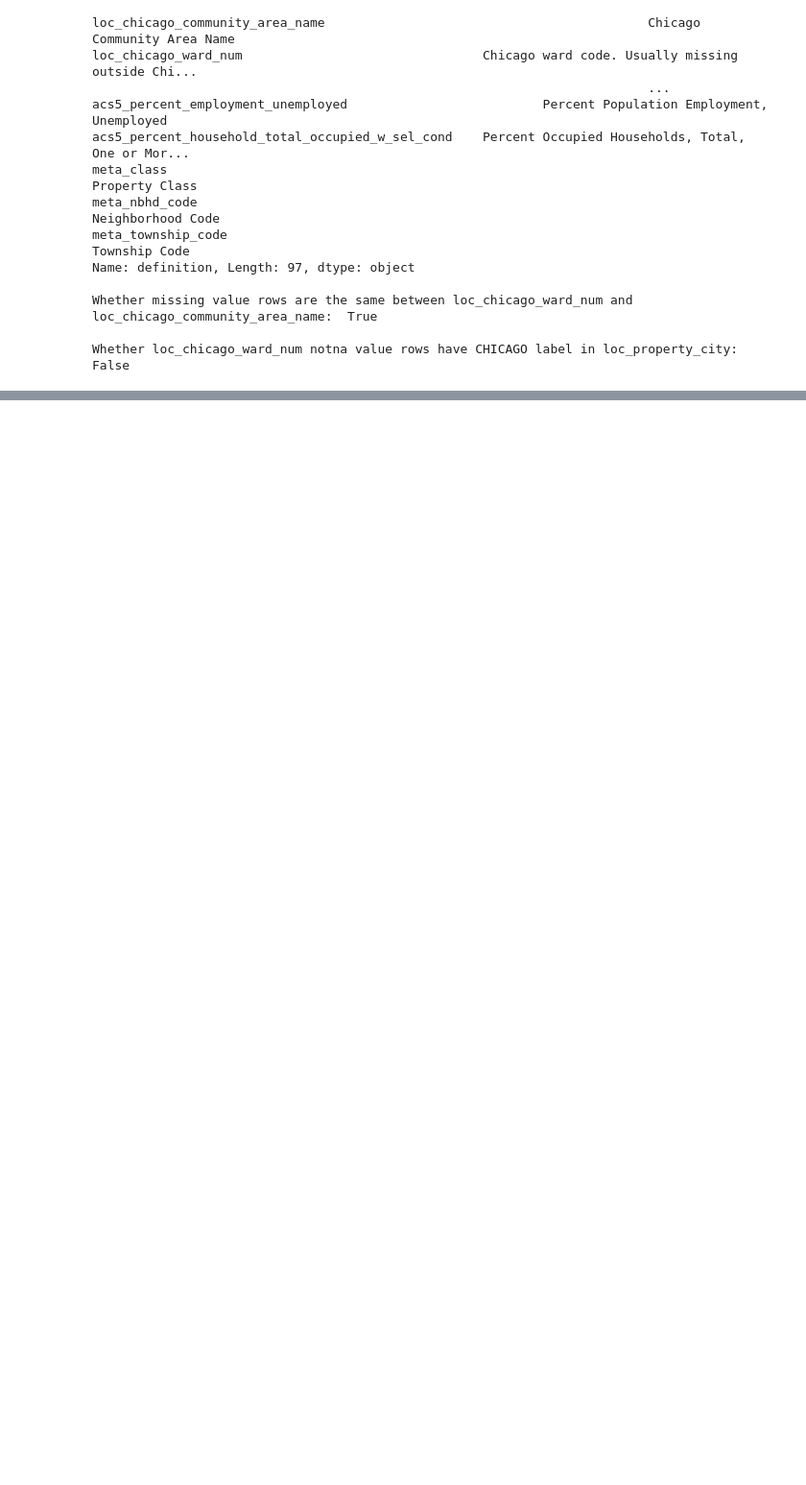
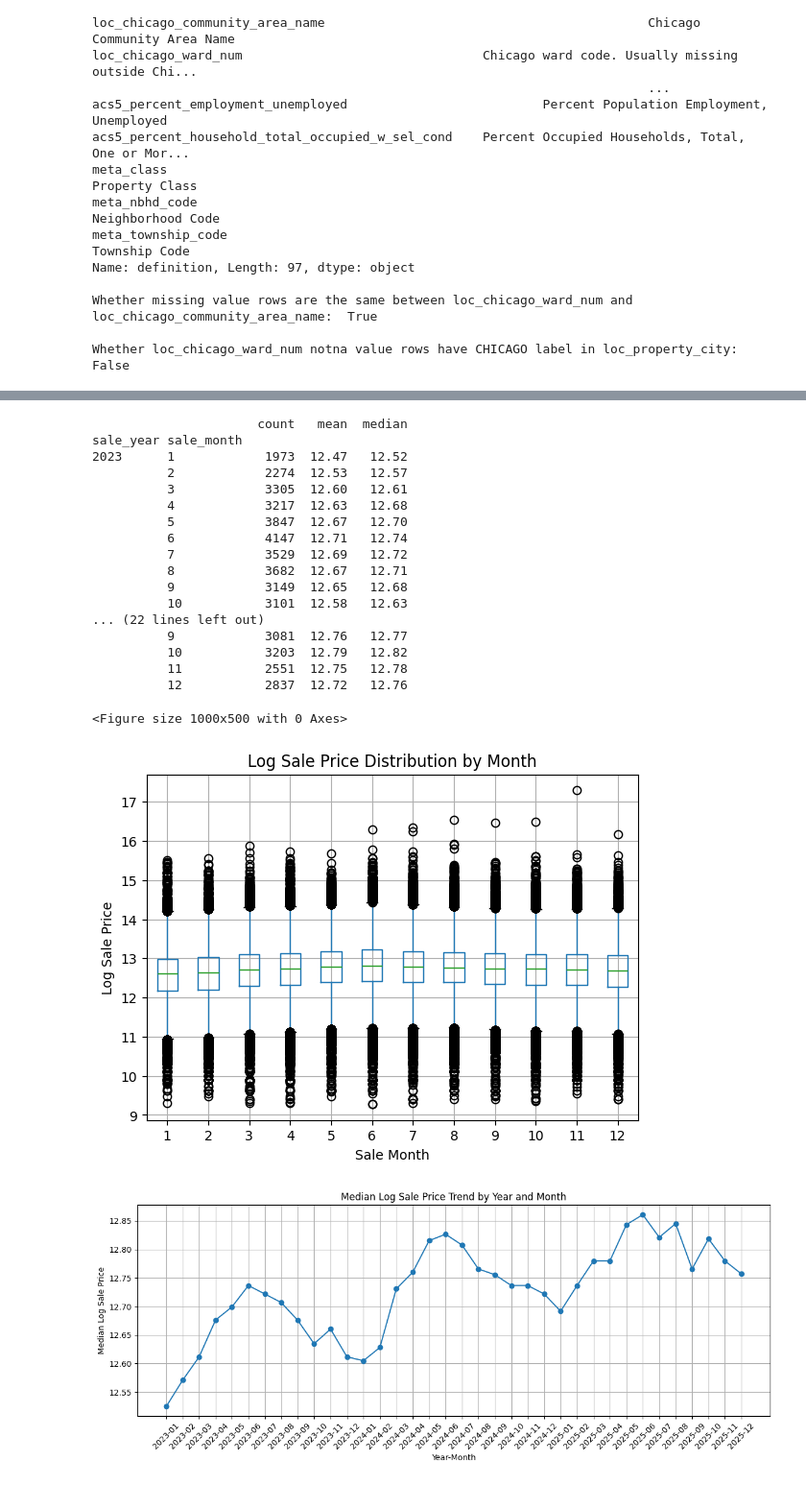
Before and after one commit to Chongchenjiang/QBUS6810-ml, a Jupyter notebook: assignment_6810.ipynb, the cells around one changed output, grey strips where cells are left out. Shown at 96% size. Cells and saved outputs as stored; diff of their text form; code cells hidden in the pictures; blank space fills up the shorter version.

```diff
--- a/assignment_6810.ipynb
+++ b/assignment_6810.ipynb
@@ -351,0 +583,57 @@ property_list["loc_chicago_ward_num"] = Area
+# %%
+month_logprice_summary = sales_property.groupby(
+    ['sale_year', 'sale_month']
+)['log_sale_price'].agg(
+    count='count',
+    mean='mean',
+    median='median'
+)
+
+print(month_logprice_summary.round(2))
+
+plt.figure(figsize=(10, 5))
+
+sales_property.boxplot(
+    column='log_sale_price',
+    by='sale_month',
+)
+plt.title('Log Sale Price Distribution by Month')
+plt.suptitle('')
+plt.xlabel('Sale Month')
+plt.ylabel('Log Sale Price')
+plt.show()
+
+month_trend = sales_property.groupby(['sale_year', 'sale_month'])['log_sale_price'].median().reset_index()
+
+month_trend['year_month'] = month_trend['sale_year'].astype(str) + '-' + month_trend['sale_month'].astype(str).str.zfill(2)
+
+plt.figure(figsize=(12, 5))
+plt.plot(month_trend['year_month'], month_trend['log_sale_price'], marker='o', linestyle='-')
+plt.xticks(rotation=45)  # 倾斜 X 轴标签防止重叠
+plt.title('Median Log Sale Price Trend by Year and Month')
+plt.xlabel('Year-Month')
+plt.ylabel('Median Log Sale Price')
+plt.grid(True)
+plt.tight_layout()
+plt.show()
+# %% [output]
+                      count   mean  median
+sale_year sale_month
+2023      1            1973  12.47   12.52
+          2            2274  12.53   12.57
+          3            3305  12.60   12.61
+          4            3217  12.63   12.68
+          5            3847  12.67   12.70
+          6            4147  12.71   12.74
+          7            3529  12.69   12.72
+          8            3682  12.67   12.71
+          9            3149  12.65   12.68
+          10           3101  12.58   12.63
+... (22 lines left out)
+          9            3081  12.76   12.77
+          10           3203  12.79   12.82
+          11           2551  12.75   12.78
+          12           2837  12.72   12.76
+<Figure size 1000x500 with 0 Axes>
+[figure, added]
+[figure, added]
```
Also changed, not shown: parts of 35 cells of this notebook.
